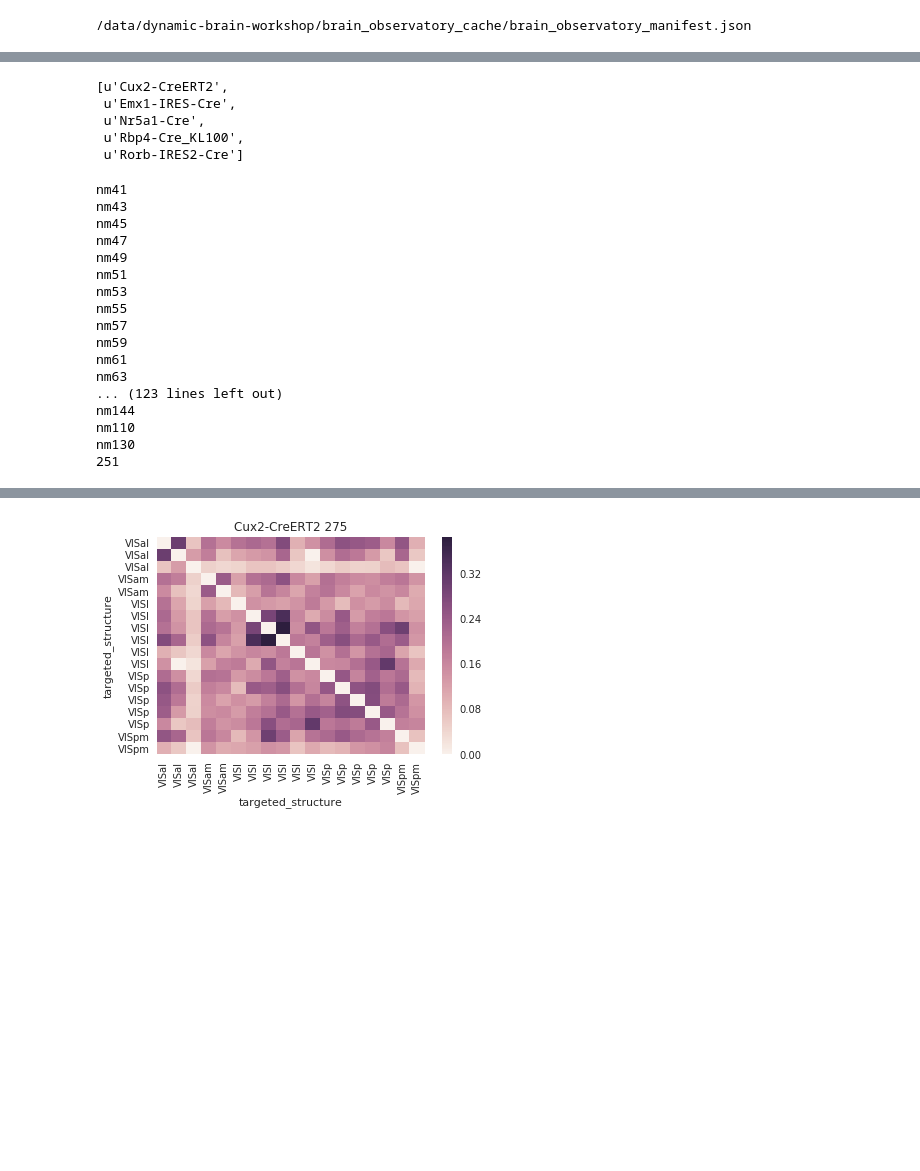
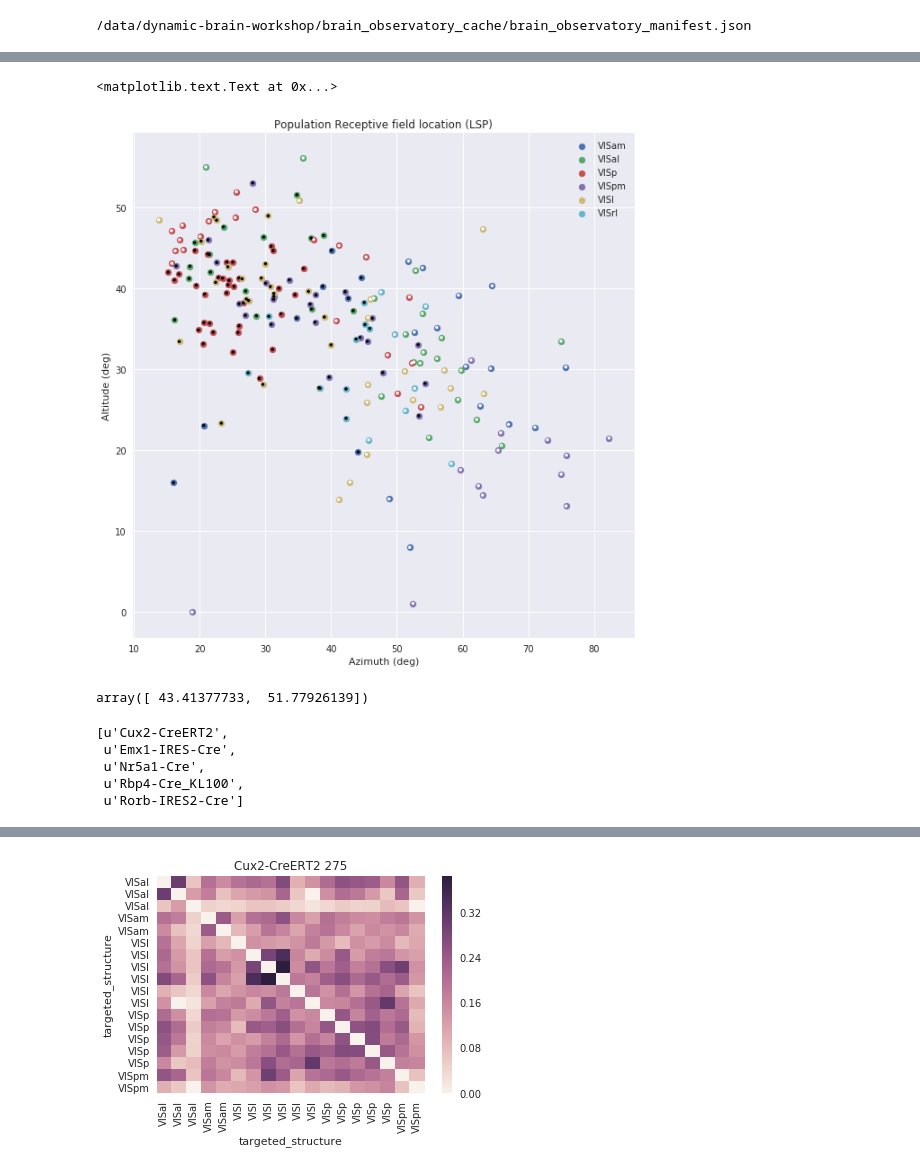
Before and after one commit to AllenInstitute/swdb_2017_tools, a Jupyter notebook: projects/mouseRSA/get_rsa_2Dembeddings_plot.ipynb, the cells around one changed output, grey strips where cells are left out. Saved outputs shown, nothing was run; the diff lists cells and outputs as text; code cells hidden in the pictures; blank space fills up the shorter version.

```diff
--- a/projects/mouseRSA/get_rsa_2Dembeddings_plot.ipynb
+++ b/projects/mouseRSA/get_rsa_2Dembeddings_plot.ipynb
@@ -131,20 +152,22 @@ plt.scatter(zip(*coms)[0],zip(*coms)[1],c=cluster1)
 # %%
+plt.figure(figsize=(10,10))
 plt.subplots_adjust(bottom = 0.1)
 plt.subplots_adjust(bottom = 0.1)
 
-areas = exps.targeted_structure
-x, y = np.array(zip(*coms)[0]),np.array(zip(*coms)[1])
+areas = exps.targeted_structure[:len(coms)]
+y,x = np.array(coms[0]),np.array(coms[1])
 
 for area in areas.unique():
-    print area
     plt.scatter(
         x[(areas==area).values], y[(areas==area).values], marker = 'o'
         )
 
 plt.legend(areas.unique())
-
-plt.ylim([20,0])
+plt.scatter(coms[1],coms[0],c=cluster1,s=10)
 plt.xlabel('Azimuth (deg)')
-plt.xlabel('Altitude (deg)')
+plt.ylabel('Altitude (deg)')
 plt.xticks()
 plt.title('Population Receptive field location (LSP)')
+# %% [output]
+<matplotlib.text.Text at 0x...>
+[figure, added]
@@ -330,3 +174,7 @@ def get_all_kt_matrix(exps_grouped, distance_metric = 'kt'):
+# %%
+np.array(center_of_mass(rf))*8
+# %% [output]
+array([ 43.41377733,  51.77926139])
 # %%
 # within area RSM comparisons
 # %%
@@ -345,24 +193,6 @@ cre_lines
  u'Rbp4-Cre_KL100',
  u'Rorb-IRES2-Cre']
 # %%
-exps_grouped_cluster2=get_experiments_grouped(exps_wrunning,targeted_structures,cre_lines,imaging_depths,
-                                     rsm_name = 'rsa_mean_mean_mahala', cluster = cluster2,
-                                     rsm_selection='all')
+exps_grouped=get_experiments_grouped(exps_wrunning,targeted_structures,cre_lines,imaging_depths,
+                                     rsm_name = 'rsa_mean_mean_mahala', cluster = cluster1,
+                                     rsm_selection='mean')
-# %% [output]
-nm41
-nm43
-nm45
-nm47
-nm49
-nm51
-nm53
-nm55
-nm57
-nm59
-nm61
-nm63
-... (123 lines left out)
-nm144
-nm110
-nm130
-251
```
Also changed, not shown: parts of 23 cells of this notebook, 2 other files.
